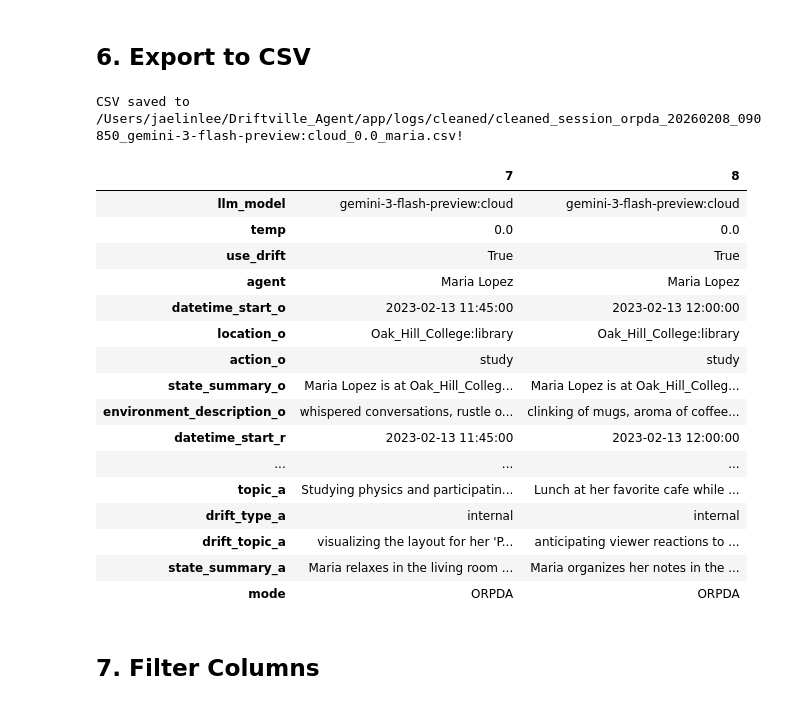
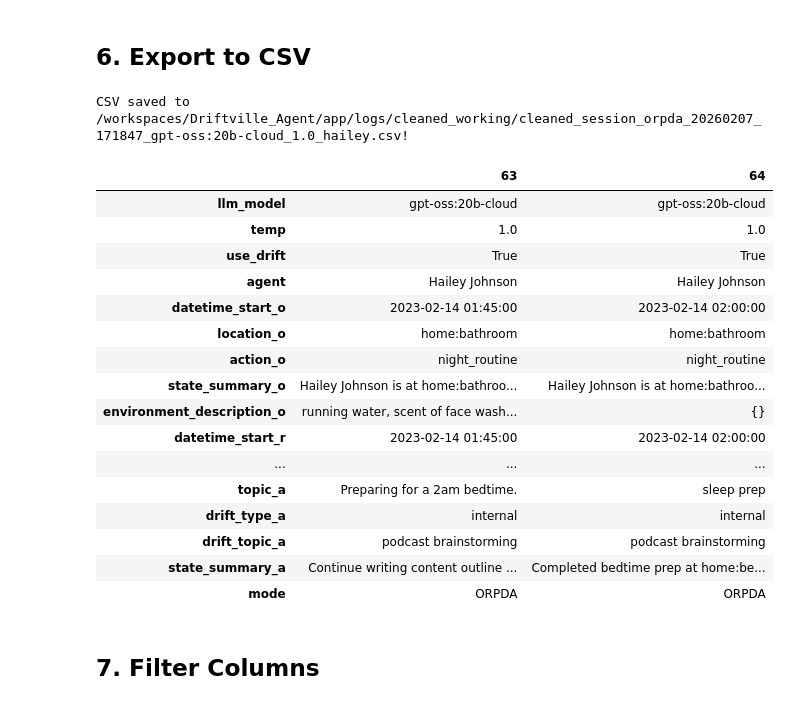
Before and after one commit to jaelin215/Driftville_Agent, a Jupyter notebook: tools/1_clean_single_log_JL.ipynb, the cells around one changed output. Drawn from its saved outputs; the diff is of its cells as text; code cells hidden in the pictures.

```diff
--- a/tools/1_clean_single_log_JL.ipynb
+++ b/tools/1_clean_single_log_JL.ipynb
@@ -39,33 +39,46 @@ path = Path(LOGS_PATH, "v3_complete_waking_hours") # folder name of log files
 mode = "orpda"  # "orpda", "orpa", None
 
 # Option 2 - current runs
-path = Path(LOGS_PATH, "") # folder name of log files
-mode = None
+# path = Path(LOGS_PATH, "") # folder name of log files
+# mode = None
 #########################################
 
-# Extract log file names
+# Extract log file names - only look at actual session files
 if mode == "orpa":
-    sessions = sorted([f.name for f in path.glob("session_orpa_*") if "memory" not in f.name], key=lambda x: Path(path / x).stat().st_birthtime, reverse=True)
+    sessions = sorted([f.name for f in path.glob("session_orpa_*") if f.is_file() and "memory" not in f.name], key=lambda x: Path(path / x).stat().st_mtime, reverse=True)
 elif mode == "orpda":
-    sessions = sorted([f.name for f in path.glob("session_orpda*") if "memory" not in f.name], key=lambda x: Path(path / x).stat().st_birthtime, reverse=True)
+    sessions = sorted([f.name for f in path.glob("session_orpda*") if f.is_file() and "memory" not in f.name], key=lambda x: Path(path / x).stat().st_mtime, reverse=True)
 else:
-    sessions = sorted([f.name for f in path.glob("*") if "memory" not in f.name], key=lambda x: Path(path / x).stat().st_birthtime, reverse=True)
-    print(sessions)
+    # Look for session files only (exclude directories)
+    sessions = sorted([f.name for f in path.glob("session_*") if f.is_file() and "memory" not in f.name], key=lambda x: Path(path / x).stat().st_mtime, reverse=True)
+
+    # Auto-detect mode from session files found
     if sessions:
-        mode = "orpda" if "orpda" in sessions[0] else "orpa" if "orpa" in sessions[0] else None
+        for session_file in sessions:
+            if "orpda" in session_file:
+                mode = "orpda"
+                break
+            elif "orpa" in session_file:
+                mode = "orpa"
+                break
 
 
 # Select the latest file
 if path == Path(LOGS_PATH, ""):
-    print(sessions)
-    session_path = Path(path, sessions[0]) if len(sessions)>0 else Path(path,  sessions)
+    session_path = Path(path, sessions[0]) if len(sessions) > 0 else None
 else:
-    session_path = Path(path, sessions[n]) if len(sessions)>0 else Path(path,  sessions)
+    session_path = Path(path, sessions[n]) if len(sessions) > 0 else None
 
 
-print("\n", "="*10, mode.upper(), "="*10)
+# Print status
+if mode:
+    print("\n", "="*10, mode.upper(), "="*10)
+else:
+    print("\n", "="*10, "NO SESSIONS FOUND", "="*10)
 print(len(sessions), "logs")
-pprint(sessions)
-print("\n", "="*10, "Selected File", "="*10)
-print(session_path)
+if sessions:
+    pprint(sessions)
+if session_path:
+    print("\n", "="*10, "Selected File", "="*10)
+    print(session_path)
 # %% [output]
@@ -431,29 +455,29 @@ Updated 5 datetime columns starting from 2023-02-13 10:00:00
 ## 6. Export to CSV
 # %%
 filename = session_path.name.replace(".log", ".csv")
-output_path = Path(ROOT, "app/logs/cleaned", f"cleaned_{filename}")
+output_path = Path(ROOT, "app/logs/cleaned_working", f"cleaned_{filename}")
 output_path.parent.mkdir(parents=True, exist_ok=True)
 tmp2.to_csv(str(output_path), index=False)
 print(f"CSV saved to {output_path}!")
 tmp2.tail(2).T
 # %% [output]
-CSV saved to /Users/jaelinlee/Driftville_Agent/app/logs/cleaned/cleaned_session_orpda_20260208_090850_gemini-3-flash-preview:cloud_0.0_maria.csv!
+CSV saved to /workspaces/Driftville_Agent/app/logs/cleaned_working/cleaned_session_orpda_20260207_171847_gpt-oss:20b-cloud_1.0_hailey.csv!
-|  | 7 | 8 |
-| llm_model | gemini-3-flash-preview:cloud | gemini-3-flash-preview:cloud |
-| temp | 0.0 | 0.0 |
+|  | 63 | 64 |
+| llm_model | gpt-oss:20b-cloud | gpt-oss:20b-cloud |
+| temp | 1.0 | 1.0 |
 | use_drift | True | True |
-| agent | Maria Lopez | Maria Lopez |
-| datetime_start_o | 2023-02-13 11:45:00 | 2023-02-13 12:00:00 |
-| location_o | Oak_Hill_College:library | Oak_Hill_College:library |
-| action_o | study | study |
-| state_summary_o | Maria Lopez is at Oak_Hill_Colleg... | Maria Lopez is at Oak_Hill_Colleg... |
-| environment_description_o | whispered conversations, rustle o... | clinking of mugs, aroma of coffee... |
-| datetime_start_r | 2023-02-13 11:45:00 | 2023-02-13 12:00:00 |
+| agent | Hailey Johnson | Hailey Johnson |
+| datetime_start_o | 2023-02-14 01:45:00 | 2023-02-14 02:00:00 |
+| location_o | home:bathroom | home:bathroom |
+| action_o | night_routine | night_routine |
+| state_summary_o | Hailey Johnson is at home:bathroo... | Hailey Johnson is at home:bathroo... |
+| environment_description_o | running water, scent of face wash... | {} |
+| datetime_start_r | 2023-02-14 01:45:00 | 2023-02-14 02:00:00 |
 | ... | ... | ... |
-| topic_a | Studying physics and participatin... | Lunch at her favorite cafe while ... |
+| topic_a | Preparing for a 2am bedtime. | sleep prep |
 | drift_type_a | internal | internal |
-| drift_topic_a | visualizing the layout for her 'P... | anticipating viewer reactions to ... |
-| state_summary_a | Maria relaxes in the living room ... | Maria organizes her notes in the ... |
+| drift_topic_a | podcast brainstorming | podcast brainstorming |
+| state_summary_a | Continue writing content outline ... | Completed bedtime prep at home:be... |
 | mode | ORPDA | ORPDA |
 # %% [markdown]
 ## 7. Filter Columns
```
Also changed, not shown: parts of 15 cells of this notebook, 45 other files.
